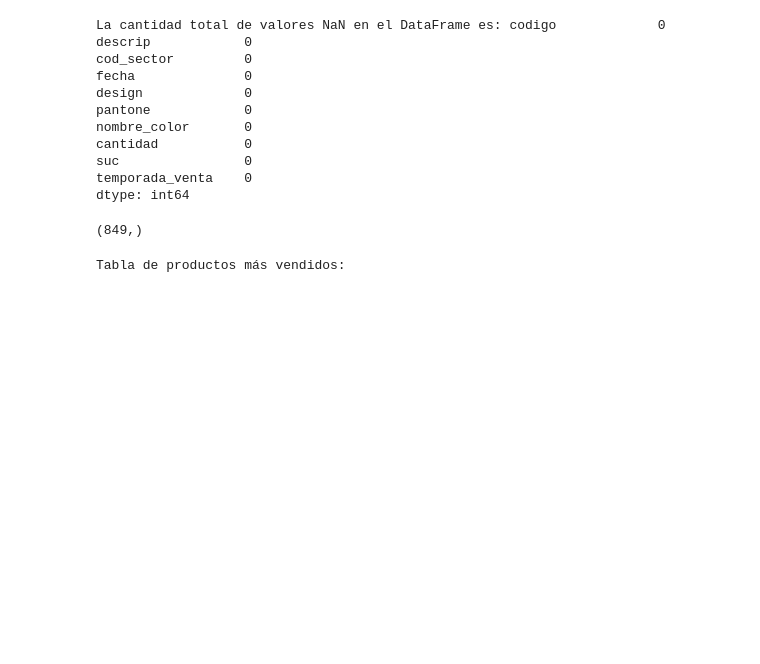
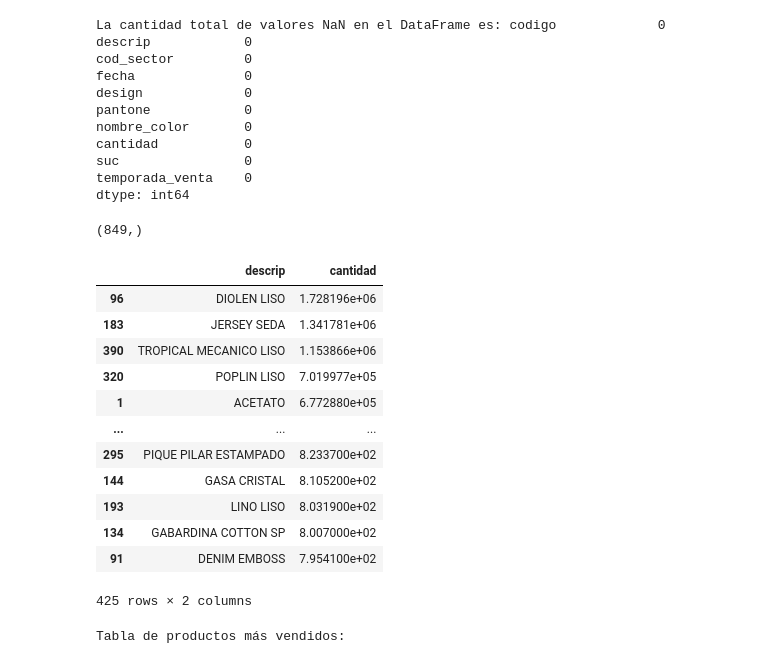
Before and after one commit to nicolasvargaszz/stock-MachineLearning, a Jupyter notebook: datoslimpios.ipynb, the cells around one changed output. Cells and saved outputs as stored; diff of their text form; code cells hidden in the pictures; blank space fills up the shorter version.

```diff
--- a/datoslimpios.ipynb
+++ b/datoslimpios.ipynb
@@ -53,8 +53,23 @@ datos_limpios["descrip"].unique().shape
 # %%
 productos_mas_vendidos = datos_limpios.groupby('descrip')['cantidad'].sum().reset_index()
 
 # Ordenar el DataFrame por la cantidad de mayor a menor
 productos_mas_vendidos = productos_mas_vendidos.sort_values(by='cantidad', ascending=False)
+productos_mas_vendidos
+# %% [output]
+|  | descrip | cantidad |
+| 96 | DIOLEN LISO | 1.728196e+06 |
+| 183 | JERSEY SEDA | 1.341781e+06 |
+| 390 | TROPICAL MECANICO LISO | 1.153866e+06 |
+| 320 | POPLIN LISO | 7.019977e+05 |
+| 1 | ACETATO | 6.772880e+05 |
+| ... | ... | ... |
+| 295 | PIQUE PILAR ESTAMPADO | 8.233700e+02 |
+| 144 | GASA CRISTAL | 8.105200e+02 |
+| 193 | LINO LISO | 8.031900e+02 |
+| 134 | GABARDINA COTTON SP | 8.007000e+02 |
+| 91 | DENIM EMBOSS | 7.954100e+02 |
+425 rows × 2 columns
 # %%
 print("Tabla de productos más vendidos:")
 productos_mas_vendidos
```
Also changed, not shown: parts of 8 cells of this notebook.
